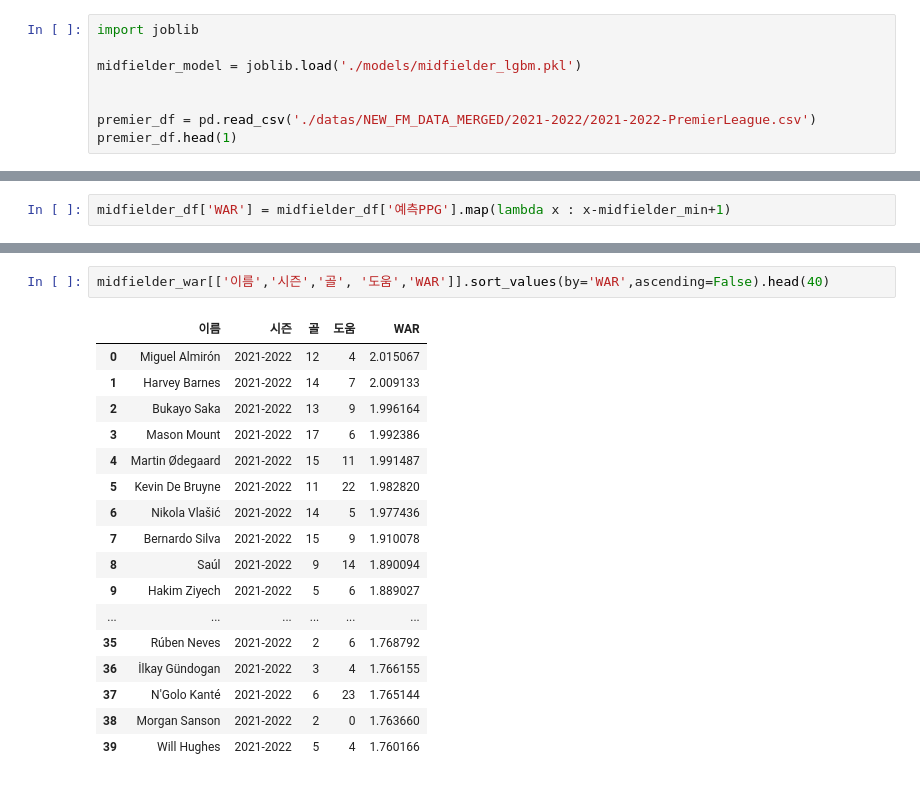
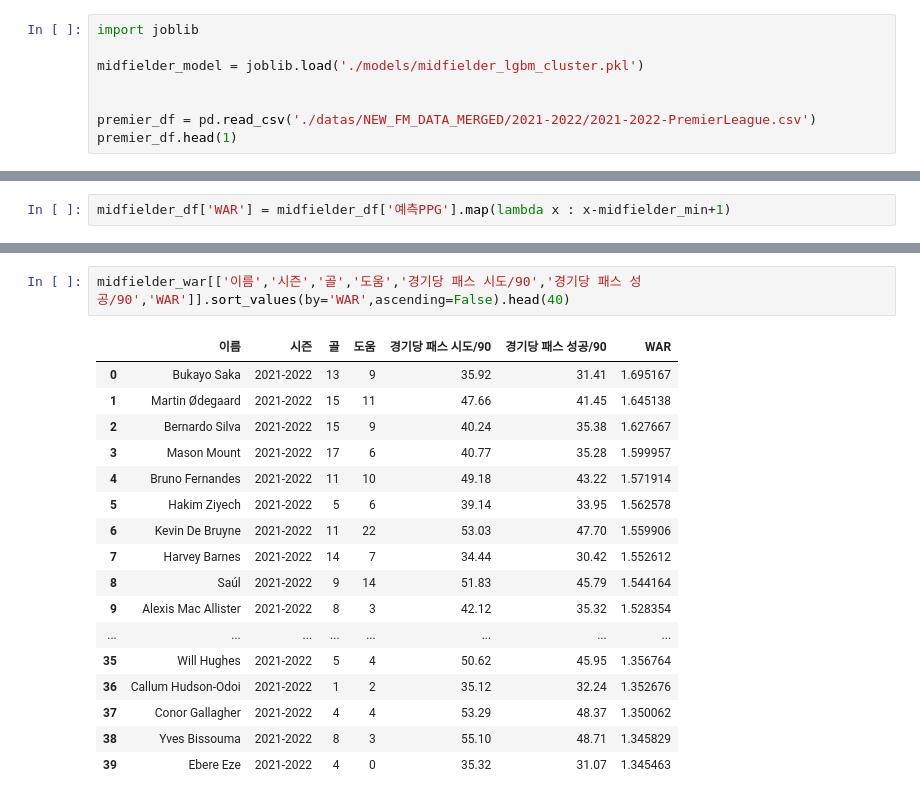
Before and after one commit to YongJaeJung/FM_DA_Project, a Jupyter notebook: 07.선수별_WAR_측정기-미드필더.ipynb, the cells around one changed output, grey strips where cells are left out. Drawn from its saved outputs; the diff is of its cells as text.

```diff
--- a/07.선수별_WAR_측정기-미드필더.ipynb
+++ b/07.선수별_WAR_측정기-미드필더.ipynb
@@ -24,7 +24,7 @@ warnings.filterwarnings(action='ignore')
 # %%
 import joblib
 
-midfielder_model = joblib.load('./models/midfielder_lgbm.pkl')
+midfielder_model = joblib.load('./models/midfielder_lgbm_cluster.pkl')
 
 
 premier_df = pd.read_csv('./datas/NEW_FM_DATA_MERGED/2021-2022/2021-2022-PremierLeague.csv')
@@ -91,21 +91,21 @@ midfielder_war.head(50)
 50 rows × 34 columns
 # %%
-midfielder_war[['이름','시즌','골', '도움','WAR']].sort_values(by='WAR',ascending=False).head(40)
+midfielder_war[['이름','시즌','골','도움','경기당 패스 시도/90','경기당 패스 성공/90','WAR']].sort_values(by='WAR',ascending=False).head(40)
 # %% [output]
-|  | 이름 | 시즌 | 골 | 도움 | WAR |
-| 0 | Miguel Almirón | 2021-2022 | 12 | 4 | 2.015067 |
-| 1 | Harvey Barnes | 2021-2022 | 14 | 7 | 2.009133 |
-| 2 | Bukayo Saka | 2021-2022 | 13 | 9 | 1.996164 |
-| 3 | Mason Mount | 2021-2022 | 17 | 6 | 1.992386 |
-| 4 | Martin Ødegaard | 2021-2022 | 15 | 11 | 1.991487 |
-| 5 | Kevin De Bruyne | 2021-2022 | 11 | 22 | 1.982820 |
-| 6 | Nikola Vlašić | 2021-2022 | 14 | 5 | 1.977436 |
-| 7 | Bernardo Silva | 2021-2022 | 15 | 9 | 1.910078 |
-| 8 | Saúl | 2021-2022 | 9 | 14 | 1.890094 |
-| 9 | Hakim Ziyech | 2021-2022 | 5 | 6 | 1.889027 |
-| ... | ... | ... | ... | ... | ... |
-| 35 | Rúben Neves | 2021-2022 | 2 | 6 | 1.768792 |
-| 36 | İlkay Gündogan | 2021-2022 | 3 | 4 | 1.766155 |
-| 37 | N'Golo Kanté | 2021-2022 | 6 | 23 | 1.765144 |
-| 38 | Morgan Sanson | 2021-2022 | 2 | 0 | 1.763660 |
-| 39 | Will Hughes | 2021-2022 | 5 | 4 | 1.760166 |
+|  | 이름 | 시즌 | 골 | 도움 | 경기당 패스 시도/90 | 경기당 패스 성공/90 | WAR |
+| 0 | Bukayo Saka | 2021-2022 | 13 | 9 | 35.92 | 31.41 | 1.695167 |
+| 1 | Martin Ødegaard | 2021-2022 | 15 | 11 | 47.66 | 41.45 | 1.645138 |
+| 2 | Bernardo Silva | 2021-2022 | 15 | 9 | 40.24 | 35.38 | 1.627667 |
+| 3 | Mason Mount | 2021-2022 | 17 | 6 | 40.77 | 35.28 | 1.599957 |
+| 4 | Bruno Fernandes | 2021-2022 | 11 | 10 | 49.18 | 43.22 | 1.571914 |
+| 5 | Hakim Ziyech | 2021-2022 | 5 | 6 | 39.14 | 33.95 | 1.562578 |
+| 6 | Kevin De Bruyne | 2021-2022 | 11 | 22 | 53.03 | 47.70 | 1.559906 |
+| 7 | Harvey Barnes | 2021-2022 | 14 | 7 | 34.44 | 30.42 | 1.552612 |
+| 8 | Saúl | 2021-2022 | 9 | 14 | 51.83 | 45.79 | 1.544164 |
+| 9 | Alexis Mac Allister | 2021-2022 | 8 | 3 | 42.12 | 35.32 | 1.528354 |
+| ... | ... | ... | ... | ... | ... | ... | ... |
+| 35 | Will Hughes | 2021-2022 | 5 | 4 | 50.62 | 45.95 | 1.356764 |
+| 36 | Callum Hudson-Odoi | 2021-2022 | 1 | 2 | 35.12 | 32.24 | 1.352676 |
+| 37 | Conor Gallagher | 2021-2022 | 4 | 4 | 53.29 | 48.37 | 1.350062 |
+| 38 | Yves Bissouma | 2021-2022 | 8 | 3 | 55.10 | 48.71 | 1.345829 |
+| 39 | Ebere Eze | 2021-2022 | 4 | 0 | 35.32 | 31.07 | 1.345463 |
```
Also changed, not shown: parts of 7 cells of this notebook, 3 other files.
